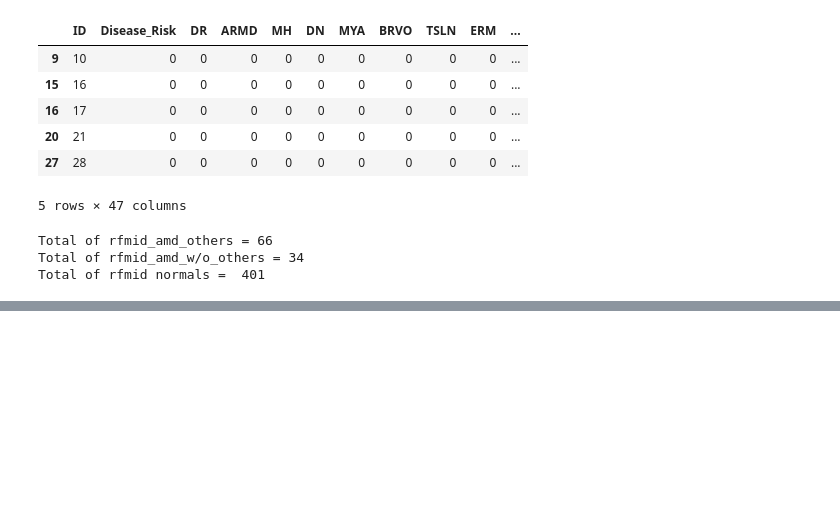
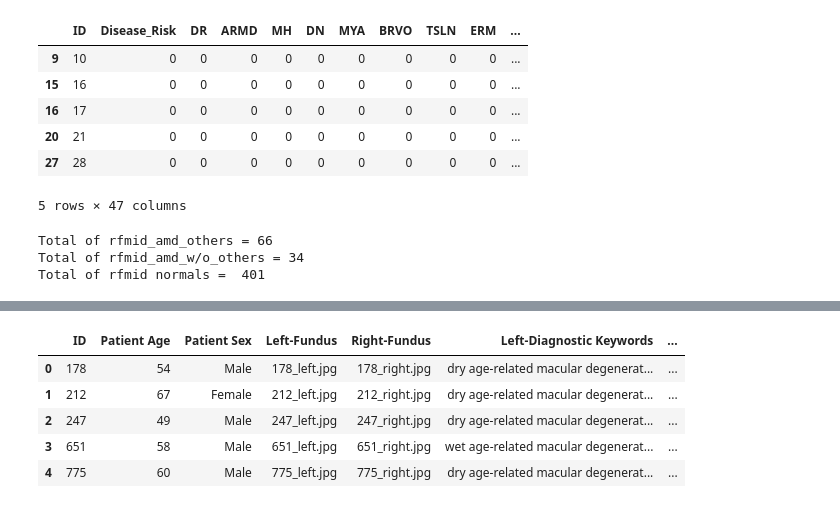
Before and after one commit to rjPajaro/dip-dl-project, a Jupyter notebook: preprocessing/img-preprocessing.ipynb, the cells around one changed output, grey strips where cells are left out. Cells and saved outputs as stored; diff of their text form; code cells hidden in the pictures; blank space fills up the shorter version.

```diff
--- a/preprocessing/img-preprocessing.ipynb
+++ b/preprocessing/img-preprocessing.ipynb
@@ -76,0 +107,10 @@ Total of rfmid normals =  401
+# %%
+odir_amd_others = L_odir_amd_others.merge(R_odir_amd_others, how = 'outer')
+odir_amd_others.head()
+# %% [output]
+|  | ID | Patient Age | Patient Sex | Left-Fundus | Right-Fundus | Left-Diagnostic Keywords | ... |
+| 0 | 178 | 54 | Male | 178_left.jpg | 178_right.jpg | dry age-related macular degenerat... | ... |
+| 1 | 212 | 67 | Female | 212_left.jpg | 212_right.jpg | dry age-related macular degenerat... | ... |
+| 2 | 247 | 49 | Male | 247_left.jpg | 247_right.jpg | dry age-related macular degenerat... | ... |
+| 3 | 651 | 58 | Male | 651_left.jpg | 651_right.jpg | wet age-related macular degenerat... | ... |
+| 4 | 775 | 60 | Male | 775_left.jpg | 775_right.jpg | dry age-related macular degenerat... | ... |
```
Also changed, not shown: parts of 30 cells of this notebook.
